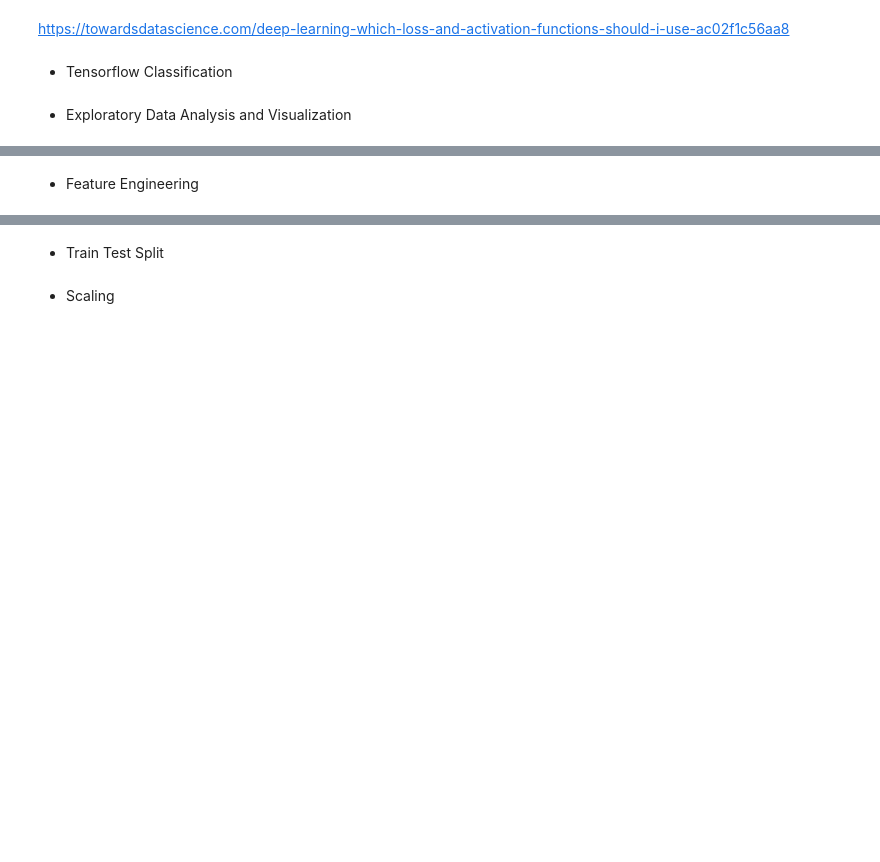
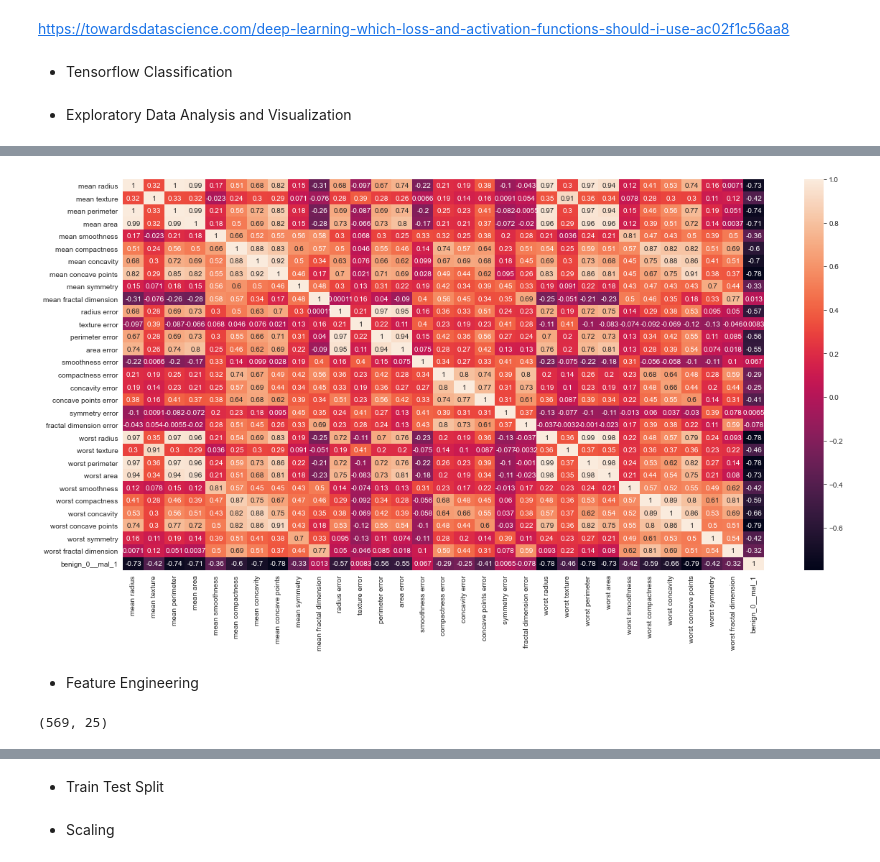
Before and after one commit to Ertugrul-Kurubal/Deep-Learning, a Jupyter notebook: In Class/3-Keras Classification In Class 4.ipynb, the cells around one changed output, grey strips where cells are left out. Cells and saved outputs as stored; diff of their text form; code cells hidden in the pictures; blank space fills up the shorter version.

```diff
--- a/In Class/3-Keras Classification In Class 4.ipynb
+++ b/In Class/3-Keras Classification In Class 4.ipynb
@@ -31,2 +94,7 @@ import matplotlib.pyplot as plt
+# %%
+plt.figure(figsize=(20,10))
+sns.heatmap(df.corr(), annot=True);
+# %% [output]
+[figure, added]
 # %% [markdown]
 * Feature Engineering
@@ -32,0 +105,4 @@ import matplotlib.pyplot as plt
+# %%
+df.shape
+# %% [output]
+(569, 25)
```
Also changed, not shown: parts of 28 cells of this notebook.
